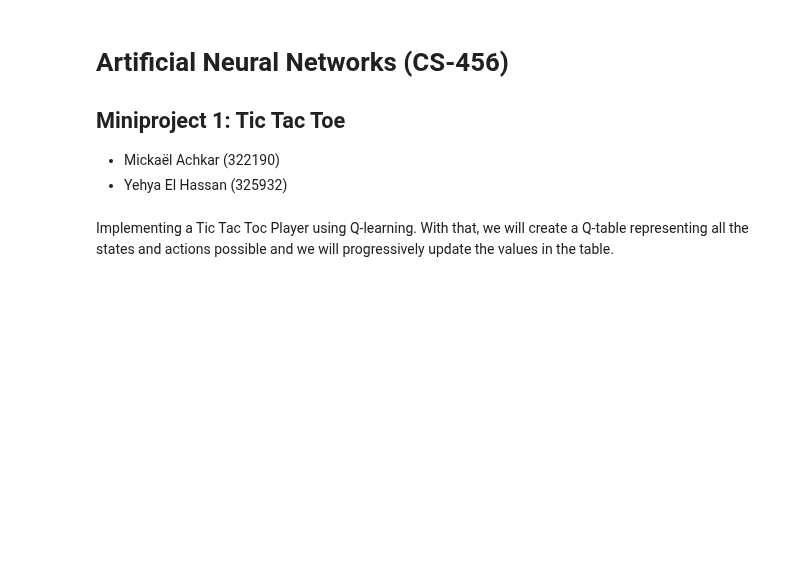
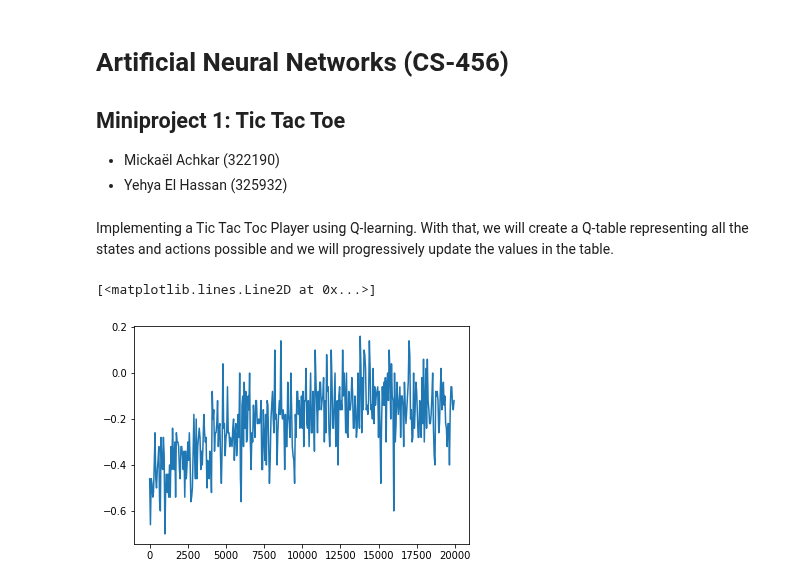
Before and after one commit to mikqs/rl-tic-tac-toe, a Jupyter notebook: 322190_325932.ipynb, the cells around one changed output. Drawn from its saved outputs; the diff is of its cells as text; code cells hidden in the pictures; blank space fills up the shorter version.

```diff
--- a/322190_325932.ipynb
+++ b/322190_325932.ipynb
@@ -201,10 +191,18 @@ def train_rl_agent(environment: TictactoeEnv,number_of_episodes: int, optimal_le
 # %%
 # RL Hyper-params
-number_of_episodes = 100000
+number_of_episodes = 20000
 epsilon = 0.1
 
 environment = TictactoeEnv()
 
-player_rl_agent, rewards = train_rl_agent(environment, number_of_episodes=number_of_episodes, optimal_level=0.5,epsilon=epsilon)
+player_rl_agent, rewards = train_rl_agent_qlearning(environment, number_of_episodes=number_of_episodes, optimal_level=0.5,epsilon=epsilon)
 # %%
-plt.plot(rewards)
+number_of_episodes = 20000
+epsilon = 0.1
+
+episodes = np.arange(0,number_of_episodes)
+bin_means,_,_ = binned_statistic(episodes ,rewards, statistic="mean", bins =(number_of_episodes)/50, range=(0,number_of_episodes))
+plt.plot(np.arange(0,number_of_episodes,50),bin_means)
+# %% [output]
+[<matplotlib.lines.Line2D at 0x...>]
+[figure, added]
```
Also changed, not shown: parts of 5 cells of this notebook.
